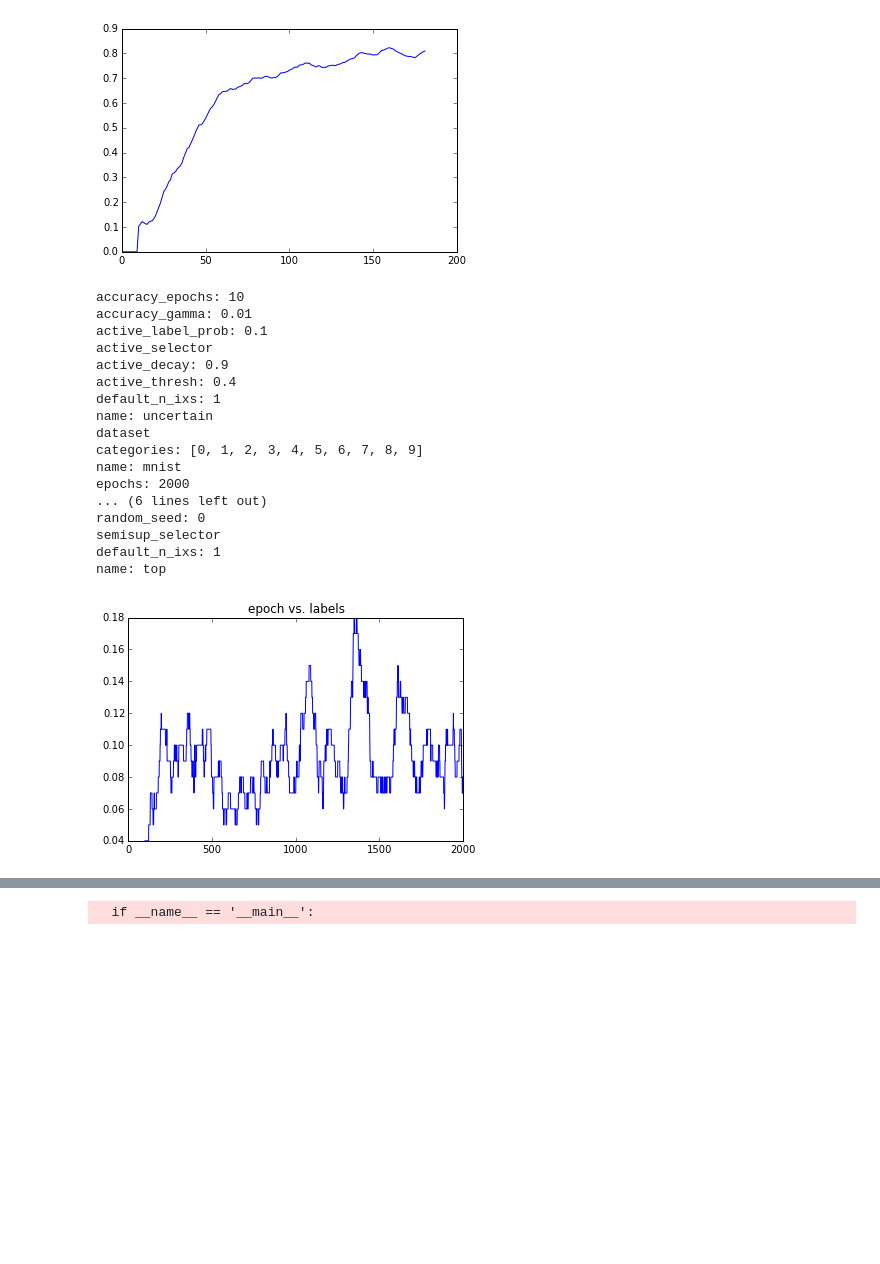
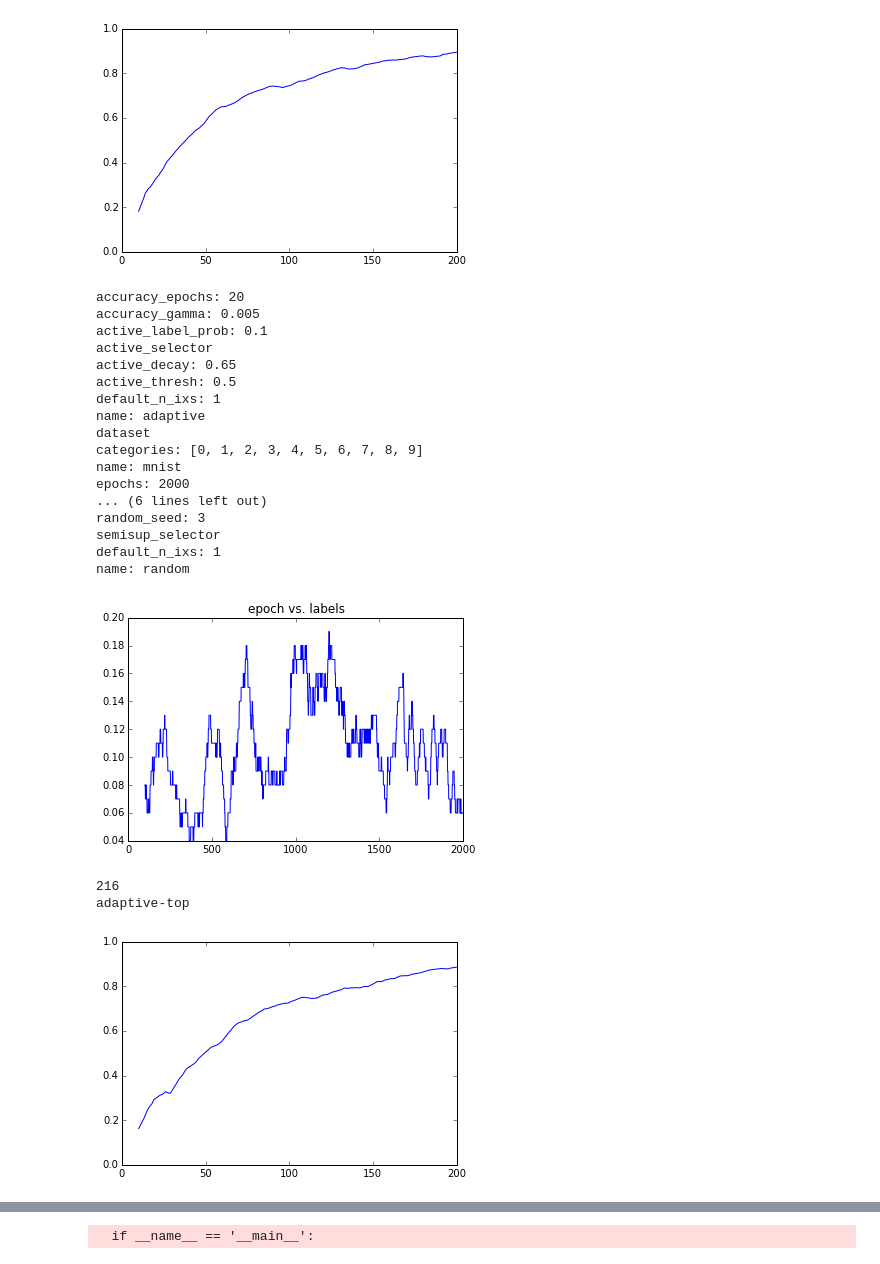
Before and after one commit to melkherj/puddle, a Jupyter notebook: InspectResults.ipynb, the cells around one changed output, grey strips where cells are left out. Saved outputs shown, nothing was run; the diff lists cells and outputs as text; code cells hidden in the pictures; blank space fills up the shorter version.

```diff
--- a/InspectResults.ipynb
+++ b/InspectResults.ipynb
@@ -29,0 +71,17 @@ def html_conf(conf,bolded=set([])):
+# %%
+ds = 5 #downsample
+#xs2 = [x[::ds] for x in xs]
+#ys2 = [pd.rolling_mean(y,15)[::ds] for y in ys]
+for name,marker,color in zip(['adaptive-top','uncertain-top','adaptive-random',
+                              'random-empty','random-top','random-random'],['>','<','+','x','.','o'],
+                             ['red','green','black','blue','orange','purple']):
+    x = xs[name][::ds]
+    y = pd.rolling_mean(ys[name],15)[::ds]
+    print name,marker,color
+    plt.scatter(x,y,color=color,label=name,marker=marker,s=[15]*len(ys))
+plt.xlim([0,200])
+plt.ylim([0.0,1.0])
+plt.xlabel('labels requested')
+plt.ylabel('accuracy')
+plt.legend(bbox_to_anchor=(1.02, 0.66))
+plt.show()
@@ -29,0 +101,2 @@ def html_conf(conf,bolded=set([])):
+# %%
+results = pd.DataFrame(all_results[-9]['epoch_stats'])
@@ -30,15 +123,22 @@ def html_conf(conf,bolded=set([])):
 # %%
 i = 1
-for i in range(1,3):
+xs = {}
+ys = {}
+for i in range(1,10):
     results = all_results[-i]['epoch_stats']
     conf = all_results[-i].copy()
     del conf['epoch_stats']
     results = pd.DataFrame(results)
     print sum(results['n_next_labeled']>0)
-    print '%s-%s'%(conf['active_selector']['name'],conf['semisup_selector']['name'])
+    name='%s-%s'%(conf['active_selector']['name'],conf['semisup_selector']['name'])
+    print name
     lab = results[results['n_next_labeled']>0]
     right_cutoff = 70
-    plt.plot(lab['n_labeled'],pd.rolling_mean(lab['accuracy'],10).fillna(0)) #[:right_cutoff])
+    xs[name] = lab['n_labeled']
+    ys[name] = lab['accuracy']
+    plt.plot(lab['n_labeled'],pd.rolling_mean(lab['accuracy'],10)) #[:right_cutoff])
+    plt.xlim([0,200])
+    plt.ylim([0.0,1.0])
     plt.show()
     display(HTML(html_conf(conf,bolded=set(['name']))))
 
@@ -73,19 +173,22 @@ uncertain-top
-[figure, old version]
+[figure, new version]
-accuracy_epochs: 10
-accuracy_gamma: 0.01
+accuracy_epochs: 20
+accuracy_gamma: 0.005
 active_label_prob: 0.1
 active_selector
-active_decay: 0.9
-active_thresh: 0.4
+active_decay: 0.65
+active_thresh: 0.5
 default_n_ixs: 1
-name: uncertain
+name: adaptive
 dataset
 categories: [0, 1, 2, 3, 4, 5, 6, 7, 8, 9]
 name: mnist
 epochs: 2000
 ... (6 lines left out)
-random_seed: 0
+random_seed: 3
 semisup_selector
 default_n_ixs: 1
-name: top
+name: random
-[figure, old version]
+[figure, new version]
+216
+adaptive-top
+[figure, added]
```
Also changed, not shown: parts of 15 cells of this notebook, 4 other files.
